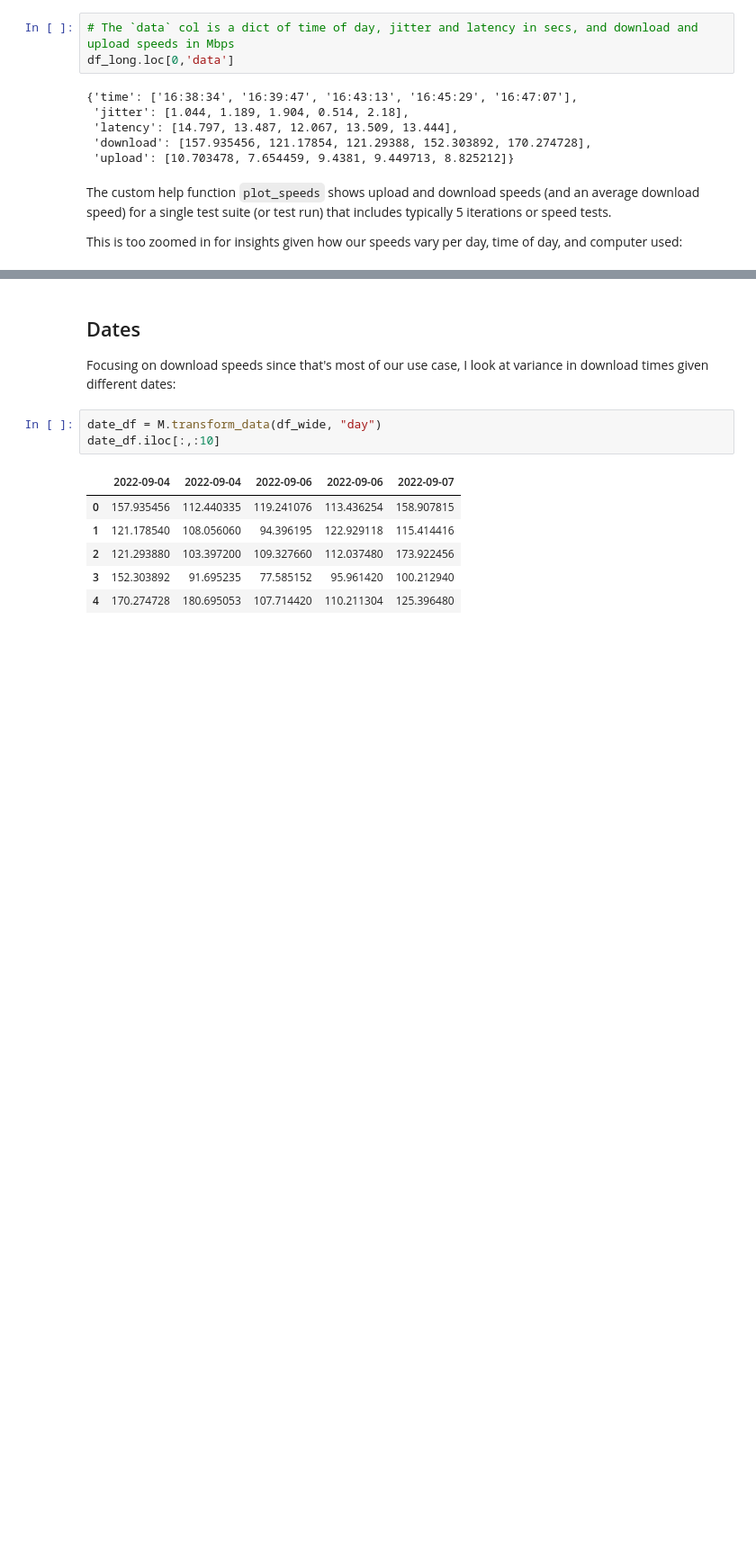
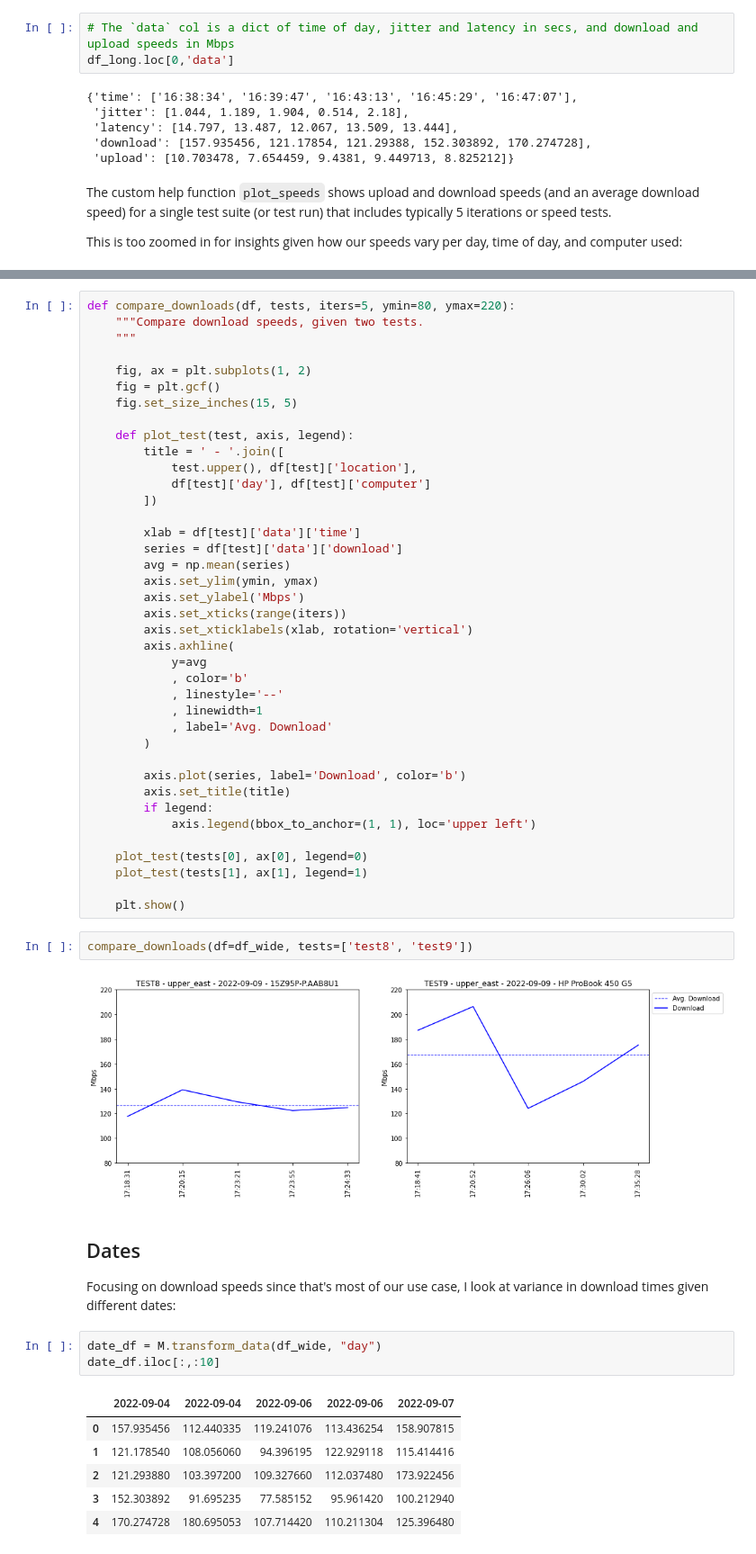
Before and after one commit to BigBangData/Speedtest, a Jupyter notebook: analyze_results.ipynb, the cells around one changed output, grey strips where cells are left out. Shown: that part at 90% size. Cells and saved outputs as stored; diff of their text form; blank space fills up the shorter version.

```diff
--- a/analyze_results.ipynb
+++ b/analyze_results.ipynb
@@ -55,3 +88,46 @@ M.plot_speeds(df=df_wide, test='test4');
+# %%
+def compare_downloads(df, tests, iters=5, ymin=80, ymax=220):
+    """Compare download speeds, given two tests.
+    """
+
+    fig, ax = plt.subplots(1, 2)
+    fig = plt.gcf()
+    fig.set_size_inches(15, 5)
+
+    def plot_test(test, axis, legend):
+        title = ' - '.join([
+            test.upper(), df[test]['location'],
+            df[test]['day'], df[test]['computer']
+        ])
+
+        xlab = df[test]['data']['time']
+        series = df[test]['data']['download']
+        avg = np.mean(series)
+        axis.set_ylim(ymin, ymax)
+        axis.set_ylabel('Mbps')
+        axis.set_xticks(range(iters))
+        axis.set_xticklabels(xlab, rotation='vertical')
+        axis.axhline(
+            y=avg
+            , color='b'
+            , linestyle='--'
+            , linewidth=1
+            , label='Avg. Download'
+        )
+
+        axis.plot(series, label='Download', color='b')
+        axis.set_title(title)
+        if legend:
+            axis.legend(bbox_to_anchor=(1, 1), loc='upper left')
+
+    plot_test(tests[0], ax[0], legend=0)
+    plot_test(tests[1], ax[1], legend=1)
+
+    plt.show()
+# %%
+compare_downloads(df=df_wide, tests=['test8', 'test9'])
+# %% [output]
+[figure, added]
 # %% [markdown]
 ## Dates
 
```
Also changed, not shown: parts of 4 cells of this notebook, 1 other file.
